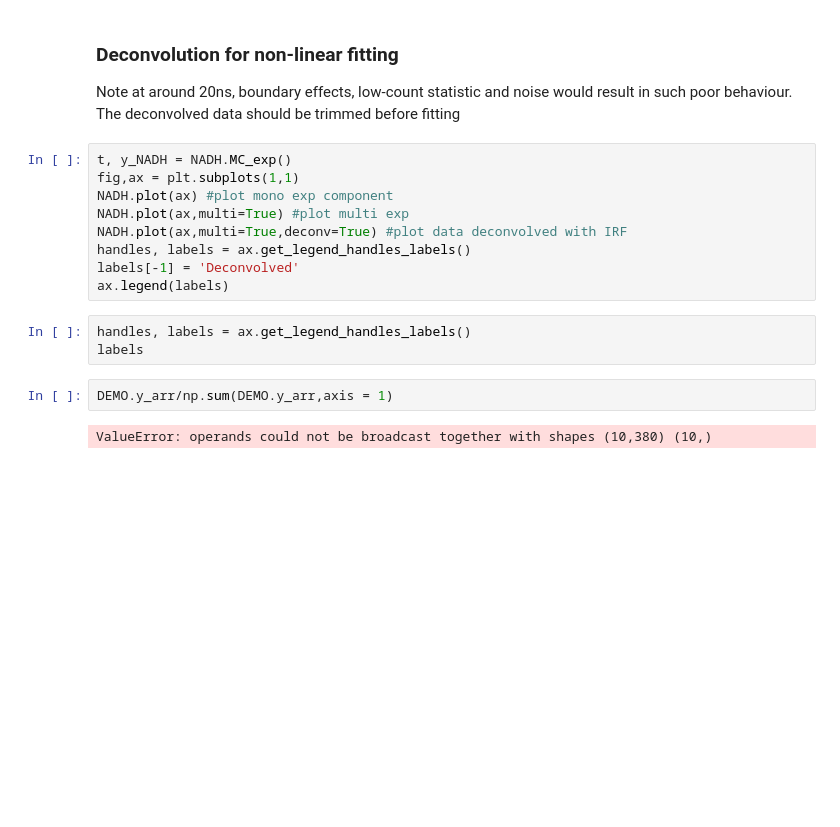
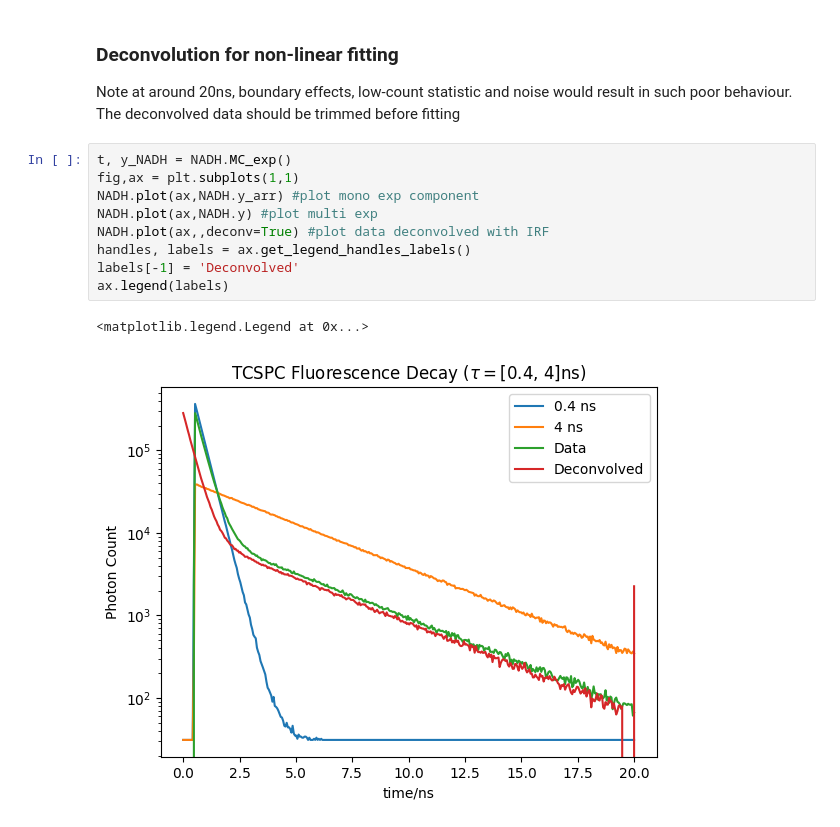
Before and after one commit to ngcnpeter/Y3_Group_Project_2B, a Jupyter notebook: TCSPC-simulation/interim_report.ipynb, the cells around one changed output. Saved outputs shown, nothing was run; the diff lists cells and outputs as text; blank space fills up the shorter version.

```diff
--- a/TCSPC-simulation/interim_report.ipynb
+++ b/TCSPC-simulation/interim_report.ipynb
@@ -129,16 +147,12 @@ Note at around 20ns, boundary effects, low-count statistic and noise would resul
 # %%
 t, y_NADH = NADH.MC_exp()
 fig,ax = plt.subplots(1,1)
-NADH.plot(ax) #plot mono exp component
-NADH.plot(ax,multi=True) #plot multi exp
-NADH.plot(ax,multi=True,deconv=True) #plot data deconvolved with IRF
+NADH.plot(ax,NADH.y_arr) #plot mono exp component
+NADH.plot(ax,NADH.y) #plot multi exp
+NADH.plot(ax,,deconv=True) #plot data deconvolved with IRF
 handles, labels = ax.get_legend_handles_labels()
 labels[-1] = 'Deconvolved'
 ax.legend(labels)
+# %% [output]
+<matplotlib.legend.Legend at 0x...>
+[figure, added]
-# %%
-handles, labels = ax.get_legend_handles_labels()
-labels
-# %%
-DEMO.y_arr/np.sum(DEMO.y_arr,axis = 1)
-# %% [output]
-ValueError: operands could not be broadcast together with shapes (10,380) (10,)
```
Also changed, not shown: parts of 10 cells of this notebook, 2 other files.
